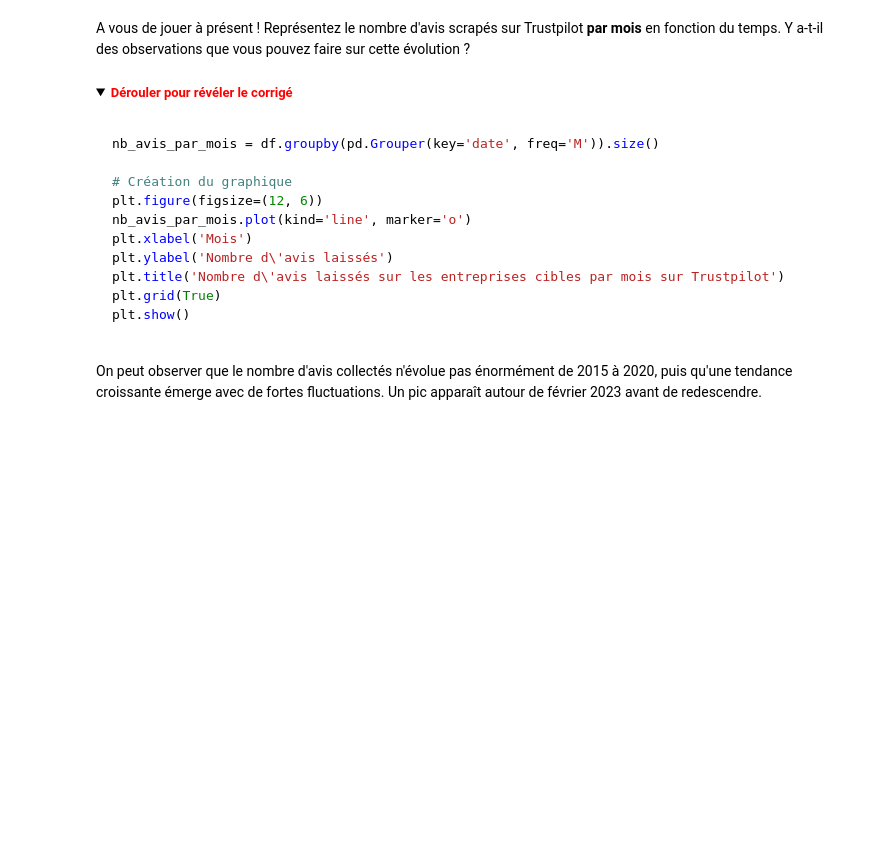
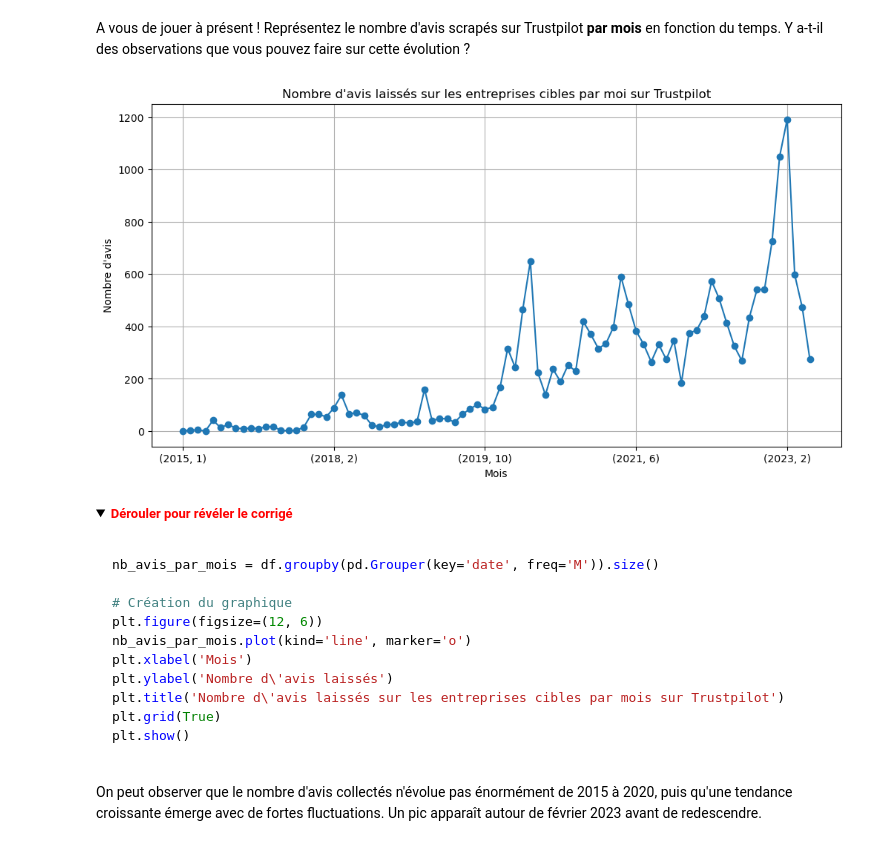
Before and after one commit to debie-A320FL/funathon2023_sujet5, a Jupyter notebook: tutoriel.ipynb, the cells around one changed output. Drawn from its saved outputs; the diff is of its cells as text; code cells hidden in the pictures; folded sections open; blank space fills up the shorter version.

```diff
--- a/tutoriel.ipynb
+++ b/tutoriel.ipynb
@@ -713,9 +684,17 @@ A vous de jouer à présent !
 Représentez le nombre d'avis scrapés sur Trustpilot __par mois__ en fonction du temps.
 Y a-t-il des observations que vous pouvez faire sur cette évolution ?
 # %%
-# TODO
+data = df.groupby([df.date.dt.year,df.date.dt.month]).size()
 
+plt.figure(figsize=(12,6))
+data.plot(kind="line", marker="o")
+plt.xlabel("Mois")
+plt.ylabel("Nombre d'avis")
+plt.title("Nombre d'avis laissés sur les entreprises cibles par moi sur Trustpilot")
+plt.grid(True)
 plt.show()
+# %% [output]
+[figure, added]
 # %% [markdown]
 <details>
 <summary> <font size=2 color="red"><b>Dérouler pour révéler le corrigé</b></font> </summary>
```
Also changed, not shown: parts of 8 cells of this notebook.
